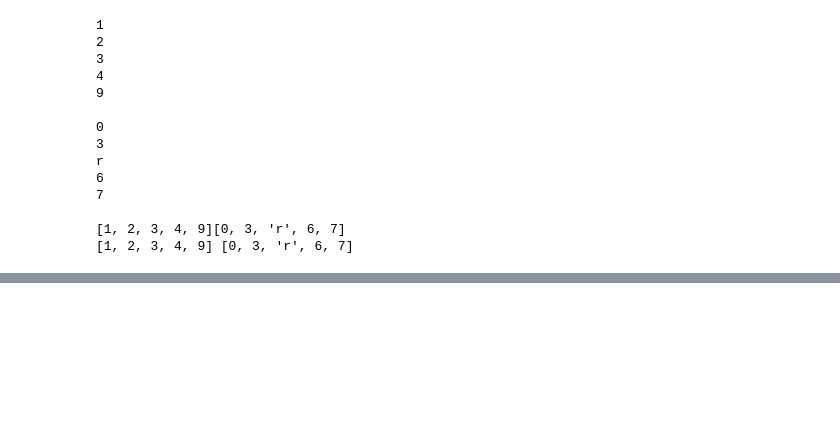
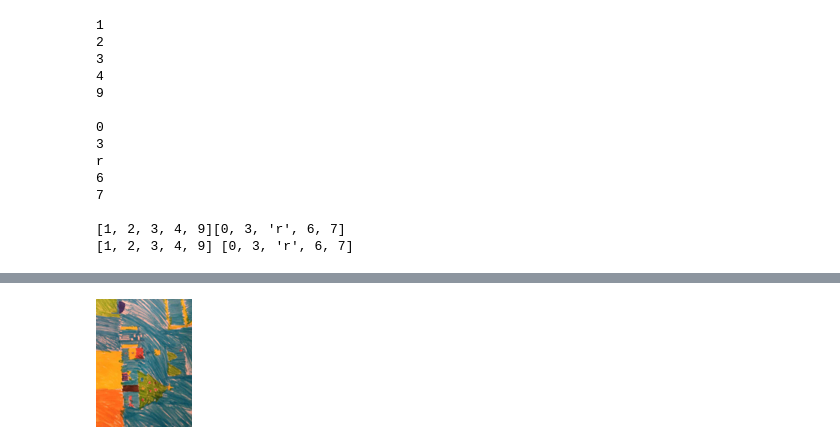
Before and after one commit to wangnan31415926/AI-, a Jupyter notebook: wn .ipynb, the cells around one changed output, grey strips where cells are left out. Saved outputs shown, nothing was run; the diff lists cells and outputs as text; code cells hidden in the pictures; blank space fills up the shorter version.

```diff
--- a/wn .ipynb
+++ b/wn .ipynb
@@ -129,0 +146,13 @@ r
+# %%
+!pip install pillow
+from PIL import Image
+import io
+from urllib import request
+url='https://raw.githubusercontent.com/MachineIntellect/DeepLearner/b3429646bb615c0323d7fa5d69324179312cf7db/xhty70k.jpg'
+resp=request.urlopen(url)
+s=resp.read()
+im=Image.open(io.BytesIO(s))
+size=128,128
+im.thumbnail(size)
+im
+# %% [output]
@@ -129,0 +160 @@ r
+[figure, added]
```
Also changed, not shown: parts of 4 cells of this notebook.
